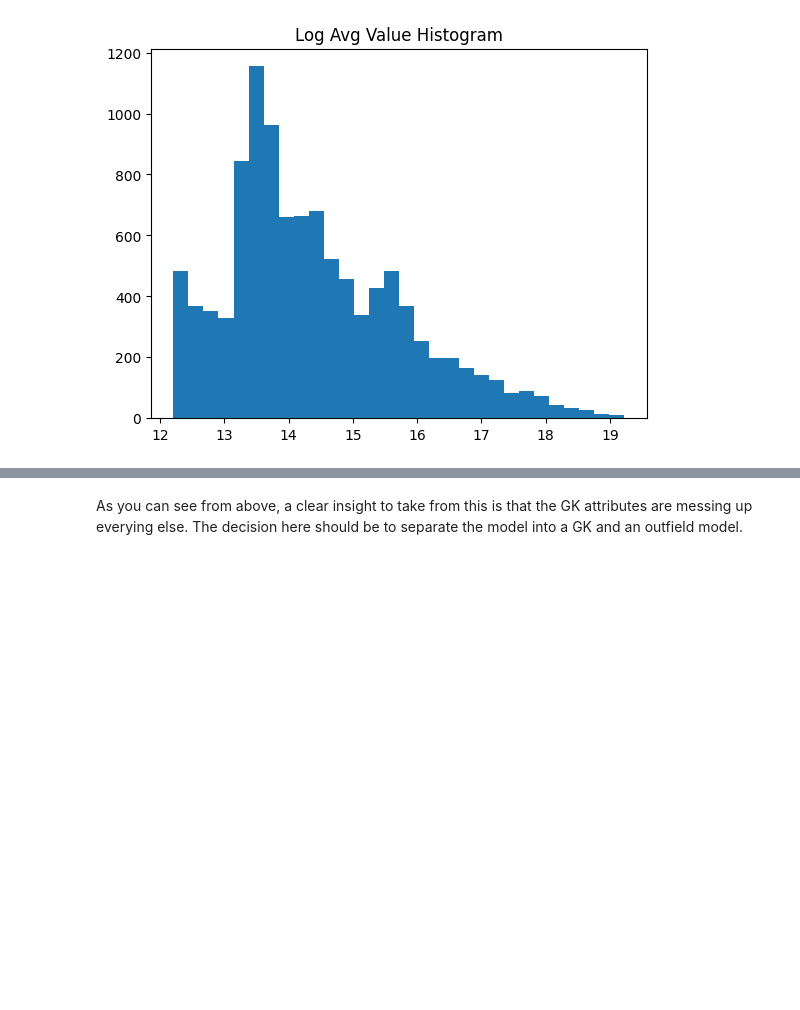
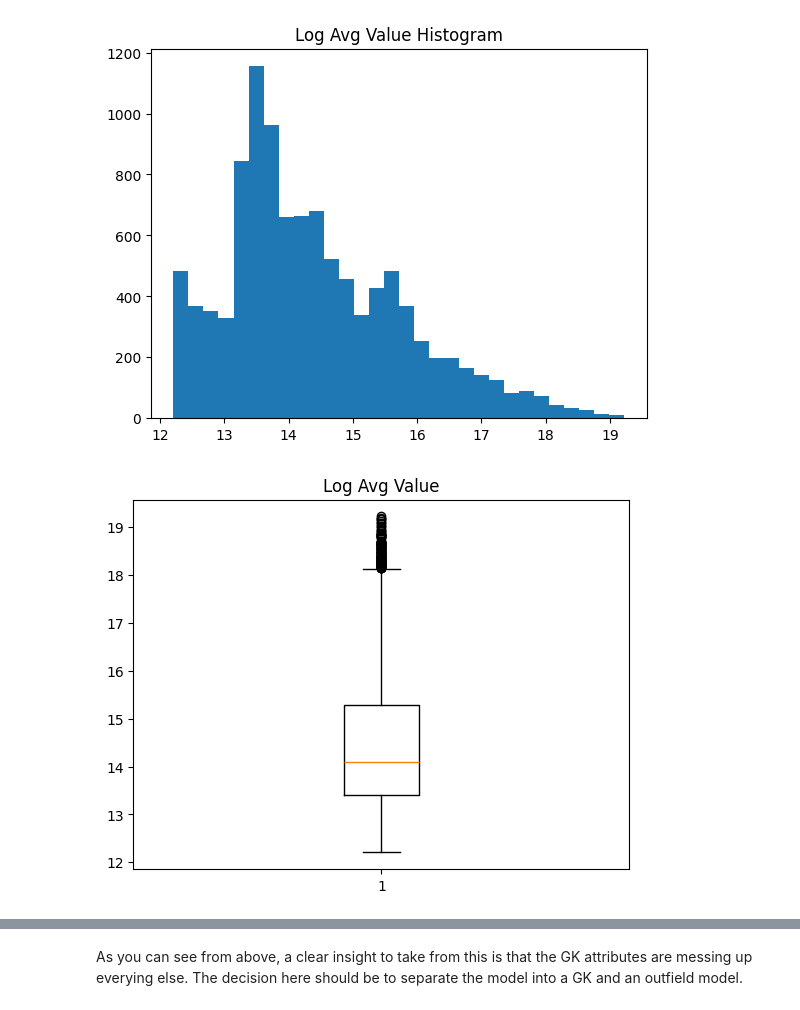
Before and after one commit to louis-porter/FM24_player_valuation_analysis, a Jupyter notebook: FM_player_valuation_analysis.ipynb, the cells around one changed output, grey strips where cells are left out. Cells and saved outputs as stored; diff of their text form; code cells hidden in the pictures; blank space fills up the shorter version.

```diff
--- a/FM_player_valuation_analysis.ipynb
+++ b/FM_player_valuation_analysis.ipynb
@@ -102,3 +102,11 @@ min         12.206078
 max         19.224922
 Name: Log Avg Value, dtype: float64
 [figure]
+# %%
+# Going to plot a boxplot to check for outliers after applying log transformation on y.
+
+plt.boxplot(x=df["Log Avg Value"])
+plt.title("Log Avg Value")
+plt.show()
+# %% [output]
+[figure, added]
```
Also changed, not shown: parts of 19 cells of this notebook, 5 other files.
